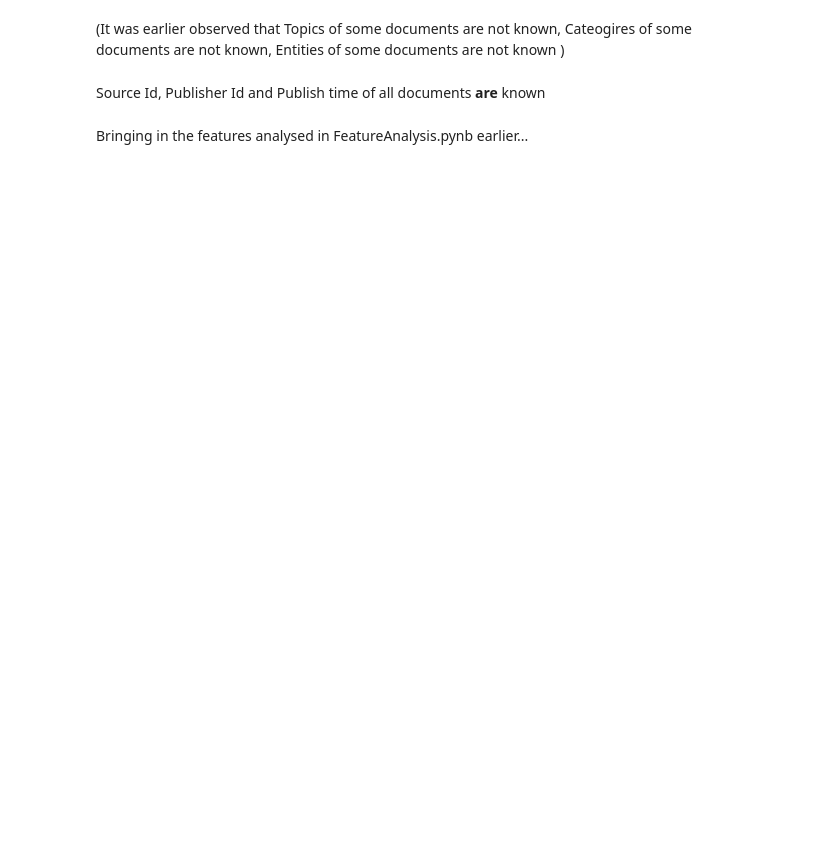
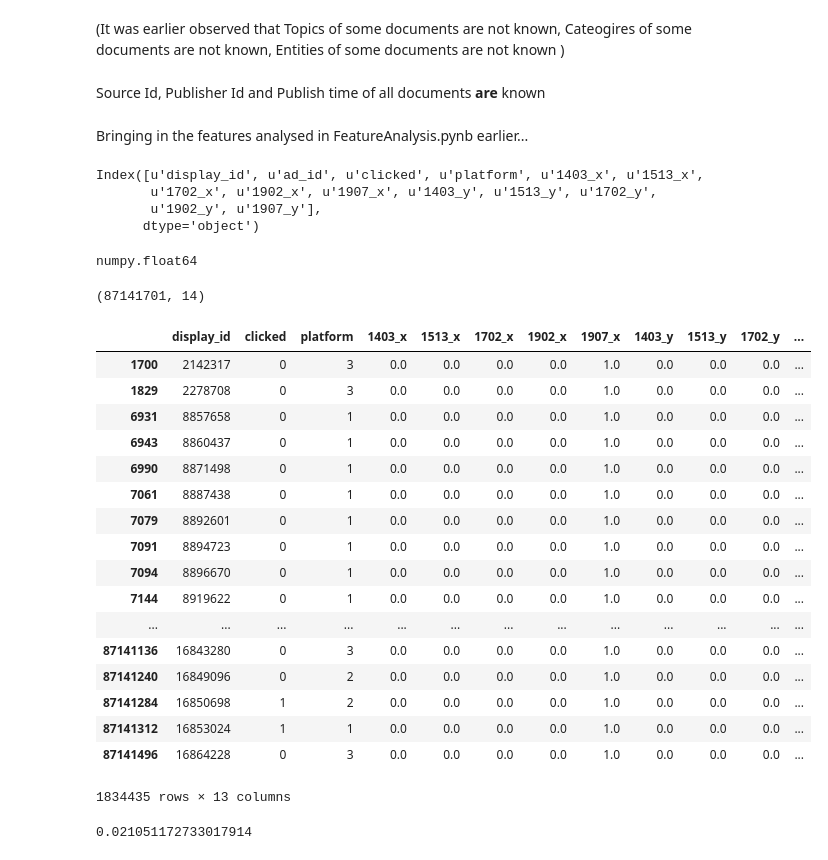
Before and after one commit to vishalchangrani/outbrain, a Jupyter notebook: outbrainsolution.ipynb, the cells around one changed output. Saved outputs shown, nothing was run; the diff lists cells and outputs as text; code cells hidden in the pictures; blank space fills up the shorter version.

```diff
--- a/outbrainsolution.ipynb
+++ b/outbrainsolution.ipynb
@@ -107,13 +107,53 @@ clicks_train = pd.read_csv('./data/clicks_train.csv',  dtype={"display_id": int,
 if poor:
     clicks_train = clicks_train.head(1001) #1002 is a different display id.
 clicks_train = add_documents_ids(clicks_train)
-gc.collect()
-clicks_train = add_reg_ctr(clicks_train)
-gc.collect()
-clicks_train = add_display_size(clicks_train)
+#gc.collect()
+#clicks_train = add_reg_ctr(clicks_train)
+#gc.collect()
+#clicks_train = add_display_size(clicks_train)
 gc.collect()
 #clicks_train.drop('ad_id', axis=1, inplace=True)
 #clicks_train.drop('display_id', axis=1, inplace=True)
 
 clicks_train = featurize(clicks_train)
-clicks_train = clicks_train.to_sparse(fill_value=0)
+#clicks_train = clicks_train.to_sparse(fill_value=0)
+# %%
+clicks_train.columns
+# %% [output]
+Index([u'display_id', u'ad_id', u'clicked', u'platform', u'1403_x', u'1513_x',
+       u'1702_x', u'1902_x', u'1907_x', u'1403_y', u'1513_y', u'1702_y',
+       u'1902_y', u'1907_y'],
+      dtype='object')
+# %%
+type(clicks_train['1907_x'].unique()[0])
+# %% [output]
+numpy.float64
+# %%
+clicks_train.shape
+# %% [output]
+(87141701, 14)
+# %%
+clicks_train[clicks_train['1907_x'] == 1]
+# %% [output]
+|  | display_id | clicked | platform | 1403_x | 1513_x | 1702_x | 1902_x | 1907_x | 1403_y | 1513_y | 1702_y | ... |
+| 1700 | 2142317 | 0 | 3 | 0.0 | 0.0 | 0.0 | 0.0 | 1.0 | 0.0 | 0.0 | 0.0 | ... |
+| 1829 | 2278708 | 0 | 3 | 0.0 | 0.0 | 0.0 | 0.0 | 1.0 | 0.0 | 0.0 | 0.0 | ... |
+| 6931 | 8857658 | 0 | 1 | 0.0 | 0.0 | 0.0 | 0.0 | 1.0 | 0.0 | 0.0 | 0.0 | ... |
+| 6943 | 8860437 | 0 | 1 | 0.0 | 0.0 | 0.0 | 0.0 | 1.0 | 0.0 | 0.0 | 0.0 | ... |
+| 6990 | 8871498 | 0 | 1 | 0.0 | 0.0 | 0.0 | 0.0 | 1.0 | 0.0 | 0.0 | 0.0 | ... |
+| 7061 | 8887438 | 0 | 1 | 0.0 | 0.0 | 0.0 | 0.0 | 1.0 | 0.0 | 0.0 | 0.0 | ... |
+| 7079 | 8892601 | 0 | 1 | 0.0 | 0.0 | 0.0 | 0.0 | 1.0 | 0.0 | 0.0 | 0.0 | ... |
+| 7091 | 8894723 | 0 | 1 | 0.0 | 0.0 | 0.0 | 0.0 | 1.0 | 0.0 | 0.0 | 0.0 | ... |
+| 7094 | 8896670 | 0 | 1 | 0.0 | 0.0 | 0.0 | 0.0 | 1.0 | 0.0 | 0.0 | 0.0 | ... |
+| 7144 | 8919622 | 0 | 1 | 0.0 | 0.0 | 0.0 | 0.0 | 1.0 | 0.0 | 0.0 | 0.0 | ... |
+| ... | ... | ... | ... | ... | ... | ... | ... | ... | ... | ... | ... | ... |
+| 87141136 | 16843280 | 0 | 3 | 0.0 | 0.0 | 0.0 | 0.0 | 1.0 | 0.0 | 0.0 | 0.0 | ... |
+| 87141240 | 16849096 | 0 | 2 | 0.0 | 0.0 | 0.0 | 0.0 | 1.0 | 0.0 | 0.0 | 0.0 | ... |
+| 87141284 | 16850698 | 1 | 2 | 0.0 | 0.0 | 0.0 | 0.0 | 1.0 | 0.0 | 0.0 | 0.0 | ... |
+| 87141312 | 16853024 | 1 | 1 | 0.0 | 0.0 | 0.0 | 0.0 | 1.0 | 0.0 | 0.0 | 0.0 | ... |
+| 87141496 | 16864228 | 0 | 3 | 0.0 | 0.0 | 0.0 | 0.0 | 1.0 | 0.0 | 0.0 | 0.0 | ... |
+1834435 rows × 13 columns
+# %%
+float(1834435)/87141701
+# %% [output]
+0.021051172733017914
```
Also changed, not shown: parts of 12 cells of this notebook, 14 other files.
